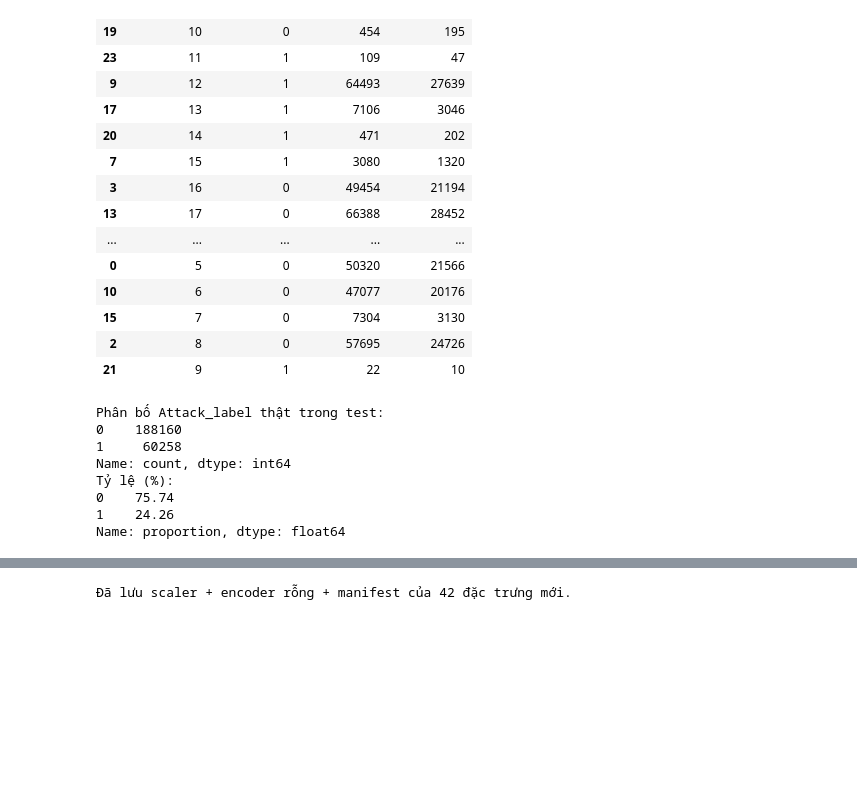
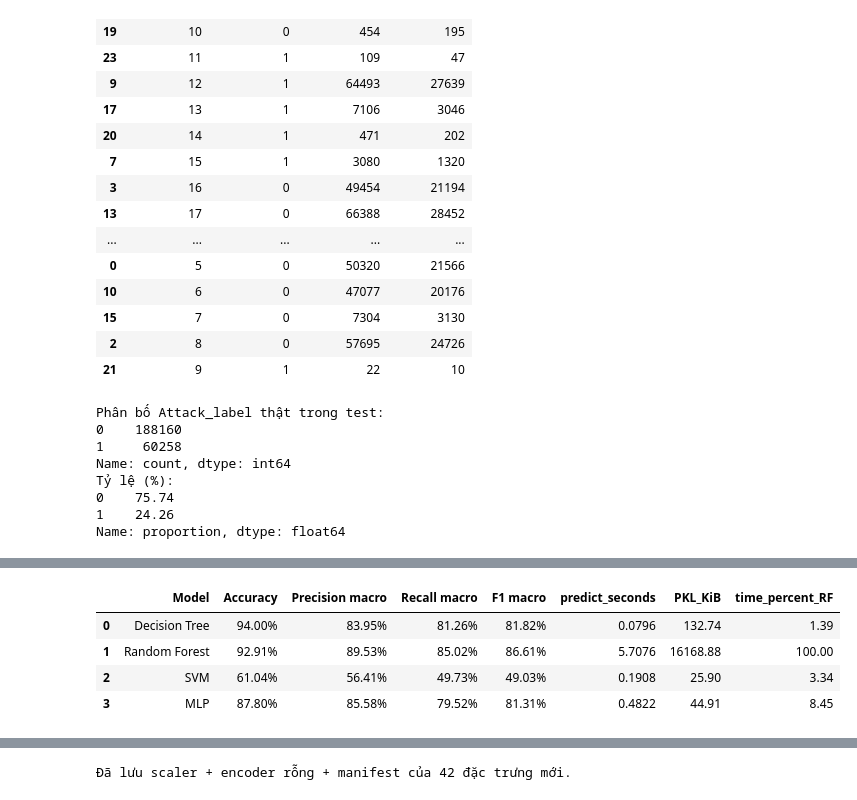
Before and after one commit to hauhauhau2006/IOT, a Jupyter notebook: model_training.ipynb, the cells around one changed output, grey strips where cells are left out. Drawn from its saved outputs; the diff is of its cells as text; code cells hidden in the pictures; blank space fills up the shorter version.

Commit message:
Được tạo bằng Colab

```diff
--- a/model_training.ipynb
+++ b/model_training.ipynb
@@ -207,0 +290,80 @@ Name: proportion, dtype: float64
+# %%
+import time
+import joblib
+import numpy as np
+import pandas as pd
+from sklearn.metrics import accuracy_score, precision_recall_fscore_support
+
+
+
+OLD_MODELS_DIR = Path('/content/drive/MyDrive/DATA_IOT/Models_Web_Processed42/20261016_114404')
+# ===============================
+
+rows = []
+prediction_table = pd.DataFrame()
+
+models_to_test = {
+    "Decision Tree": (OLD_MODELS_DIR / "scaler.pkl", OLD_MODELS_DIR / "dt_model.pkl"),
+    "Random Forest": (OLD_MODELS_DIR / "scaler.pkl", OLD_MODELS_DIR / "rf_model.pkl"),
+    "SVM":           (OLD_MODELS_DIR / "scaler.pkl", OLD_MODELS_DIR / "svm_model.pkl"),
+    "MLP":           (MLP_DIR / "mlp_scaler.pkl", MLP_DIR / "mlp_model.pkl")
+}
+
+for name, (scaler_path, model_path) in models_to_test.items():
+    if not model_path.exists() or not scaler_path.exists():
+        print(f"❌ Không tìm thấy {model_path} hoặc scaler. Bỏ qua {name}.")
+        continue
+
+    print(f"Đang đo: {name}...")
+    scaler = joblib.load(scaler_path)
+    model = joblib.load(model_path)
+
+    # Scale dữ liệu test theo đúng scaler của từng model
+    xtest_scaled = scaler.transform(X_test_raw).astype(np.float32)
+
+    # Đo thời gian predict (chạy 3 lần lấy trung vị)
+    durations = []
+    for _ in range(3):
+        start = time.perf_counter()
+        pred = model.predict(xtest_scaled)
+        durations.append(time.perf_counter() - start)
+
+    pred = pred.astype(str)
+    p, r, f1, _ = precision_recall_fscore_support(
+        ytest, pred, labels=classes, average="macro", zero_division=0
+    )
+
+    rows.append({
+        "Model": name,
+        "Accuracy": accuracy_score(ytest, pred),
+        "Precision macro": p,
+        "Recall macro": r,
+        "F1 macro": f1,
+        "predict_seconds": float(np.median(durations)),
+        "PKL_KiB": model_path.stat().st_size / 1024,
+    })
+    prediction_table[name] = pred
+
+# Tạo bảng so sánh
+comparison = pd.DataFrame(rows)
+
+# Tính % thời gian so với RF
+if "Random Forest" in comparison["Model"].values:
+    rf_seconds = comparison.loc[comparison["Model"] == "Random Forest", "predict_seconds"].iloc[0]
+    comparison["time_percent_RF"] = (comparison["predict_seconds"] / rf_seconds * 100)
+
+comparison.to_csv(MLP_DIR / "comparison_results.csv", index=False)
+
+# Hiển thị đẹp mắt
+shown = comparison.copy()
+for col in ["Accuracy", "Precision macro", "Recall macro", "F1 macro"]:
+    shown[col] = shown[col].map(lambda x: f"{x:.2%}")
+shown["predict_seconds"] = shown["predict_seconds"].round(4)
+shown["PKL_KiB"] = shown["PKL_KiB"].round(2)
+if "time_percent_RF" in shown.columns:
+    shown["time_percent_RF"] = shown["time_percent_RF"].round(2)
+
+print("\nKẾT QUẢ ĐỐI SÁNH TRÊN TẬP TEST:")
+display(shown)
+print(f"File kết quả được lưu tại: {MLP_DIR / 'comparison_results.csv'}")
+# %% [output]
@@ -207,0 +376,5 @@ Name: proportion, dtype: float64
+|  | Model | Accuracy | Precision macro | Recall macro | F1 macro | predict_seconds | PKL_KiB | time_percent_RF |
+| 0 | Decision Tree | 94.00% | 83.95% | 81.26% | 81.82% | 0.0796 | 132.74 | 1.39 |
+| 1 | Random Forest | 92.91% | 89.53% | 85.02% | 86.61% | 5.7076 | 16168.88 | 100.00 |
+| 2 | SVM | 61.04% | 56.41% | 49.73% | 49.03% | 0.1908 | 25.90 | 3.34 |
+| 3 | MLP | 87.80% | 85.58% | 79.52% | 81.31% | 0.4822 | 44.91 | 8.45 |
```
Also changed, not shown: parts of 3 cells of this notebook.
